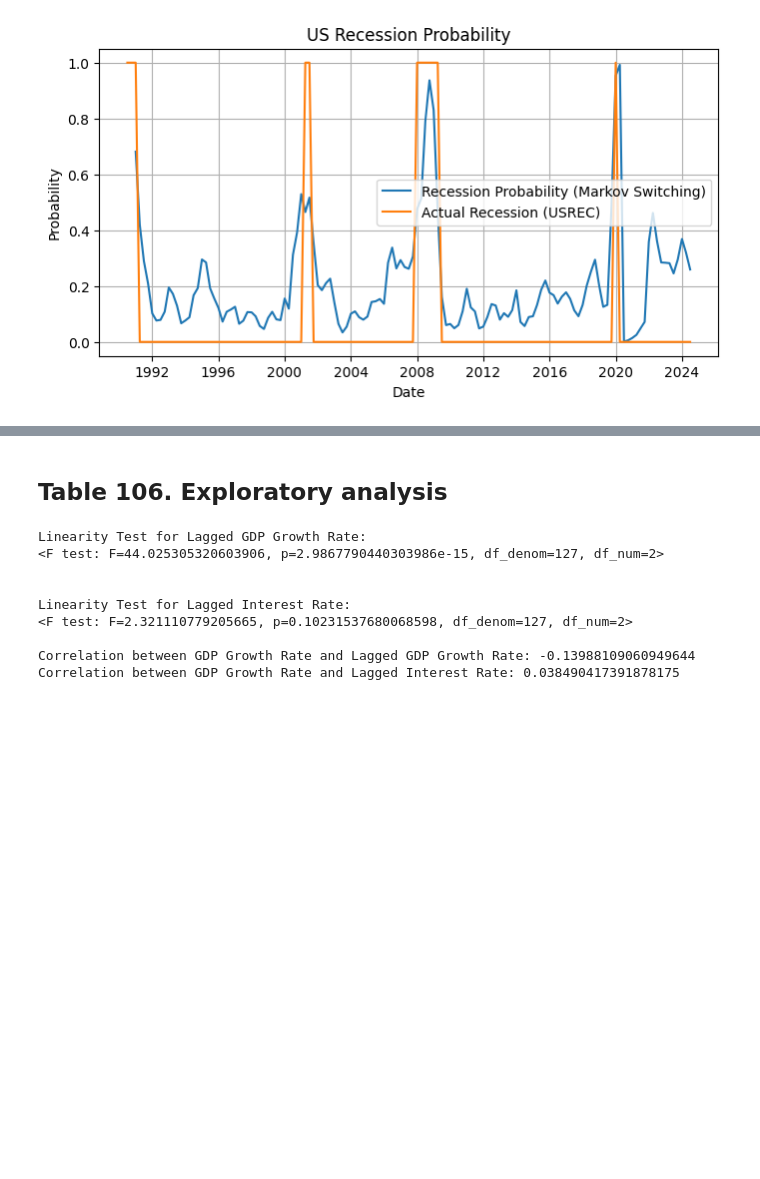
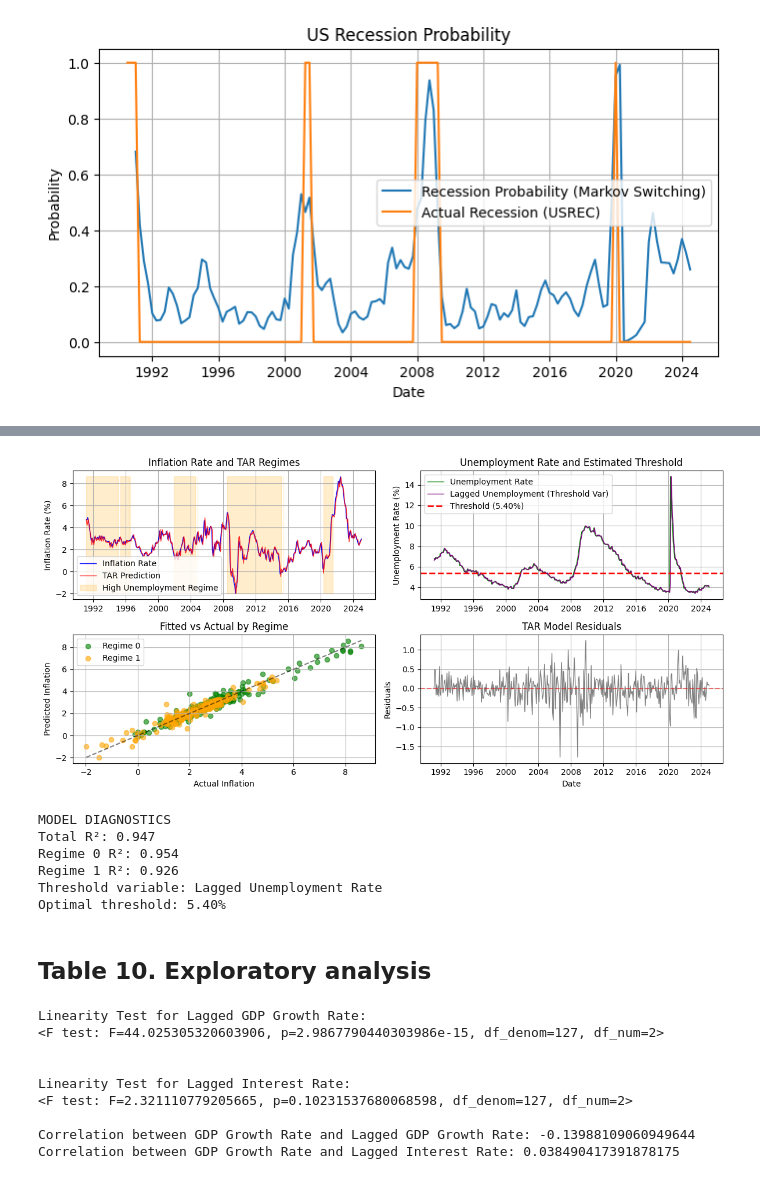
Before and after one commit to saritmaitra/Nonlinear-Modeling, a Jupyter notebook: Chapter5_MSTAR,_TAR,_STAR.ipynb, the cells around one changed output, grey strips where cells are left out. Drawn from its saved outputs; the diff is of its cells as text; code cells hidden in the pictures; blank space fills up the shorter version.

```diff
--- a/Chapter5_MSTAR,_TAR,_STAR.ipynb
+++ b/Chapter5_MSTAR,_TAR,_STAR.ipynb
@@ -448,5 +479,76 @@ plt.show()
+# %%
+data['predicted'] = np.nan
+data.loc[data['regime'] == 0, 'predicted'] = model_0.predict(X0)
+data.loc[data['regime'] == 1, 'predicted'] = model_1.predict(X1)
+
+fig, axes = plt.subplots(2, 2, figsize=(12, 6))
+
+# Inflation and regimes
+ax = axes[0, 0]
+ax.plot(data.index, data['Inflation'], label='Inflation Rate', color='blue', linewidth=1)
+ax.plot(data.index, data['predicted'], label='TAR Prediction', color='red', linewidth=1, alpha=0.8)
+ax.fill_between(data.index, data['Inflation'].min(), data['Inflation'].max(),
+                where=data['regime'] == 1, alpha=0.2, color='orange', label='High Unemployment Regime')
+ax.set_ylabel('Inflation Rate (%)')
+ax.set_title('Inflation Rate and TAR Regimes')
+ax.legend()
+ax.grid()
+
+# Unemployment rate and threshold
+ax = axes[0, 1]
+ax.plot(data.index, data['UnemploymentRate'], label='Unemployment Rate', color='green', linewidth=1)
+ax.plot(data.index, data['Unemp_lag1'], label='Lagged Unemployment (Threshold Var)', color='purple', linewidth=1)
+ax.axhline(y=best_threshold, color='red', linestyle='--', linewidth=2, label=f'Threshold ({best_threshold:.2f}%)')
+ax.set_ylabel('Unemployment Rate (%)')
+ax.set_title('Unemployment Rate and Estimated Threshold')
+ax.legend()
+ax.grid()
+
+# Fitted vs actual by regime
+ax = axes[1, 0]
+colors = ['green', 'orange']
+for regime, color in zip([0, 1], colors):
+    regime_data = data[data['regime'] == regime]
+    ax.scatter(regime_data['Inflation'], regime_data['predicted'],
+               alpha=0.6, color=color, label=f'Regime {regime}')
+ax.plot([data['Inflation'].min(), data['Inflation'].max()],
+        [data['Inflation'].min(), data['Inflation'].max()], 'k--', alpha=0.5)
+ax.set_xlabel('Actual Inflation')
+ax.set_ylabel('Predicted Inflation')
+ax.set_title('Fitted vs Actual by Regime')
+ax.legend()
+ax.grid()
+
+# Residuals
+ax = axes[1, 1]
+residuals = data['Inflation'] - data['predicted']
+ax.plot(data.index, residuals, color='gray', linewidth=1)
+ax.axhline(y=0, color='red', linestyle='--', alpha=0.5)
+ax.set_xlabel('Date')
+ax.set_ylabel('Residuals')
+ax.set_title('TAR Model Residuals')
+ax.grid()
+
+plt.tight_layout()
+plt.show()
+
+# Model diagnostics
+print("\nMODEL DIAGNOSTICS")
+print(f"Total R²: {1 - (model_0.ssr + model_1.ssr)/((data['Inflation'] - data['Inflation'].mean()).var() * (len(data)-1)):.3f}")
+print(f"Regime 0 R²: {model_0.rsquared:.3f}")
+print(f"Regime 1 R²: {model_1.rsquared:.3f}")
+print(f"Threshold variable: Lagged Unemployment Rate")
+print(f"Optimal threshold: {best_threshold:.2f}%")
+# %% [output]
+[figure, added]
+MODEL DIAGNOSTICS
+Total R²: 0.947
+Regime 0 R²: 0.954
+Regime 1 R²: 0.926
+Threshold variable: Lagged Unemployment Rate
+Optimal threshold: 5.40%
 # %% [markdown]
-## **Table 106. Exploratory analysis**
+## **Table 10. Exploratory analysis**
 # %%
 start_date = '1990-01-01'
 end_date = '2023-01-01'
```
Also changed, not shown: parts of 16 cells of this notebook.
